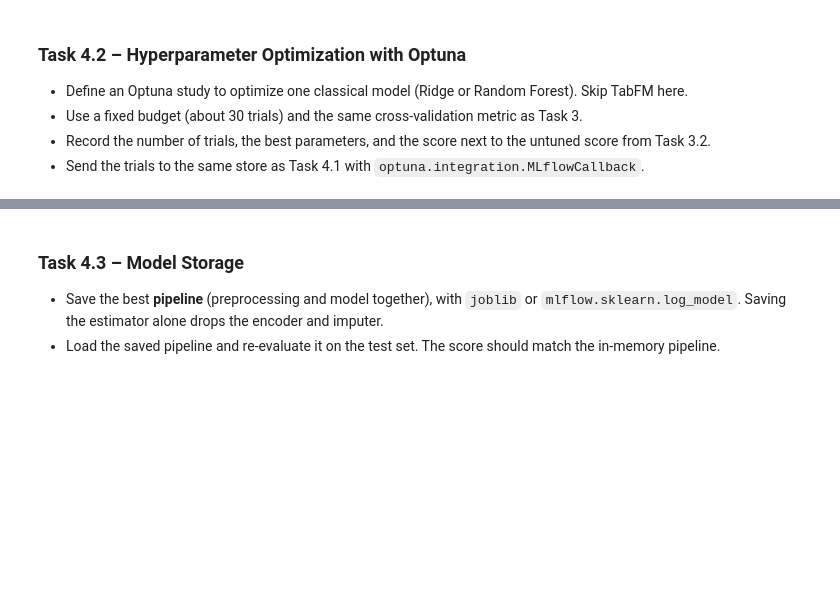
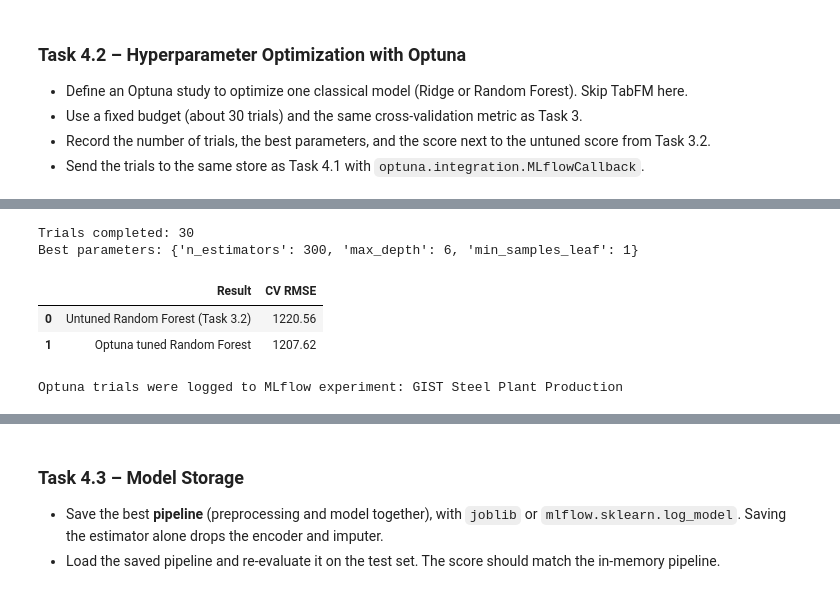
Before and after one commit to GabDestal/aidams-lab2-destal-montluc-riekhakainen-magretdelord, a Jupyter notebook: lab_2.ipynb, the cells around one changed output, grey strips where cells are left out. Saved outputs shown, nothing was run; the diff lists cells and outputs as text; code cells hidden in the pictures; blank space fills up the shorter version.

```diff
--- a/lab_2.ipynb
+++ b/lab_2.ipynb
@@ -695,3 +745,60 @@ Apply tools that support reproducible ML experiments.
 - Use a fixed budget (about 30 trials) and the same cross-validation metric as Task 3.
 - Record the number of trials, the best parameters, and the score next to the untuned score from Task 3.2.
 - Send the trials to the same store as Task 4.1 with `optuna.integration.MLflowCallback`.
+# %%
+import optuna
+try:
+    from optuna.integration import MLflowCallback
+except ImportError:
+    try:
+        from optuna_integration.mlflow import MLflowCallback
+    except ImportError as error:
+        raise ImportError(
+            'Install the MLflow callback with %pip install "optuna-integration[mlflow]"'
+        ) from error
+def objective(trial):
+    # Optuna proposes a set of Random Forest settings for each trial.
+    model = RandomForestRegressor(
+        n_estimators=trial.suggest_int("n_estimators", 100, 300, step=100),
+        max_depth=trial.suggest_int("max_depth", 3, 20),
+        min_samples_leaf=trial.suggest_int("min_samples_leaf", 1, 5),
+        random_state=42,
+    )
+    model_pipeline = Pipeline([
+        ("preprocessing", preprocessor),
+        ("regression", model),
+    ])
+
+    fold_mse = cross_validate(
+        model_pipeline,
+        X,
+        y,
+        cv=cv,
+        scoring="neg_mean_squared_error",
+    )["test_score"]
+    return np.sqrt(-fold_mse).mean()
+
+experiment = mlflow.get_experiment_by_name(experiment_name)
+mlflow_callback = MLflowCallback(
+    tracking_uri=mlflow.get_tracking_uri(),
+    metric_name="cv_rmse",
+    create_experiment=False,
+    mlflow_kwargs={"experiment_id": experiment.experiment_id},
+)
+
+study = optuna.create_study(direction="minimize", study_name="Random Forest tuning")
+study.optimize(objective, n_trials=30, callbacks=[mlflow_callback])
+
+untuned_rf_rmse = comparison_results.loc[
+    comparison_results["Model"].eq("Random forest"), "Mean RMSE"
+].iloc[0]
+optuna_results = pd.DataFrame({
+    "Result": ["Untuned Random Forest (Task 3.2)", "Optuna tuned Random Forest"],
+    "CV RMSE": [untuned_rf_rmse, study.best_value],
+})
+
+print("Trials completed:", len(study.trials))
+print("Best parameters:", study.best_params)
+display(optuna_results.round(2))
+print("Optuna trials were logged to MLflow experiment:", experiment_name)
+# %% [output]
@@ -698,2 +822,8 @@ Apply tools that support reproducible ML experiments.
+Trials completed: 30
+Best parameters: {'n_estimators': 300, 'max_depth': 6, 'min_samples_leaf': 1}
+|  | Result | CV RMSE |
+| 0 | Untuned Random Forest (Task 3.2) | 1220.56 |
+| 1 | Optuna tuned Random Forest | 1207.62 |
+Optuna trials were logged to MLflow experiment: GIST Steel Plant Production
 # %% [markdown]
 > 📝 *Critical thinking:*
```
Also changed, not shown: parts of 8 cells of this notebook, 5 other files.
